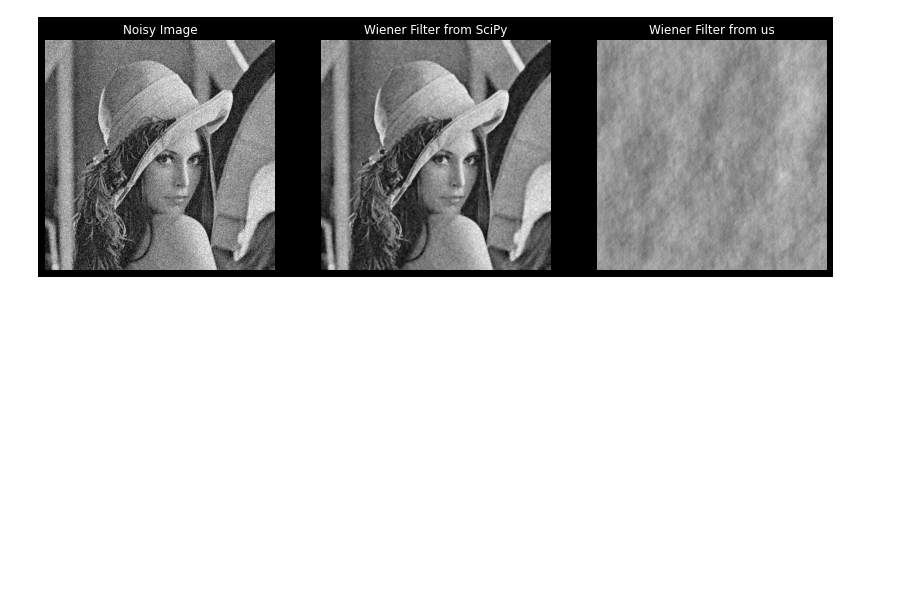
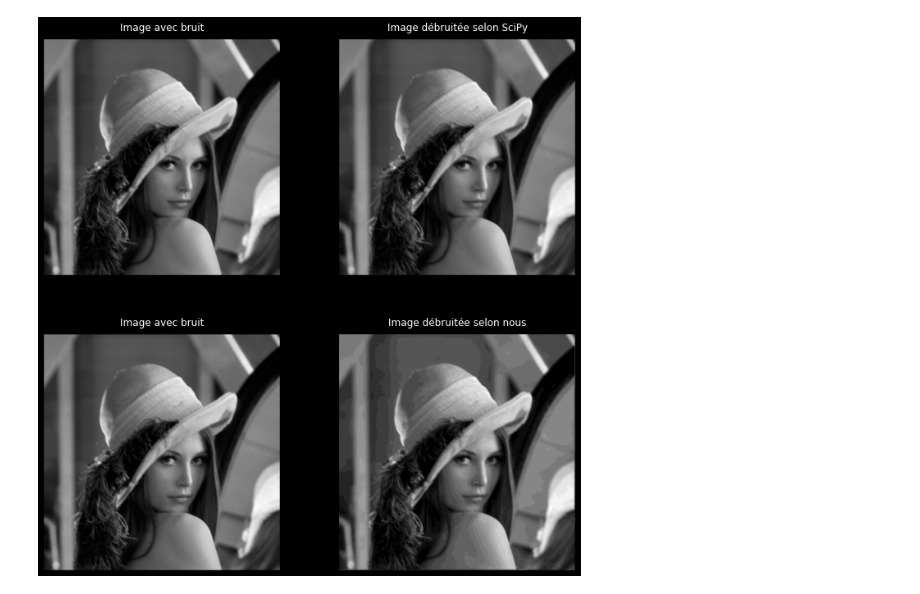
Before and after one commit to SteveAndMore/Wiener-Filter, a Jupyter notebook: Wiener-filter.ipynb, the cells around one changed output. Cells and saved outputs as stored; diff of their text form; code cells hidden in the pictures; blank space fills up the shorter version.

```diff
--- a/Wiener-filter.ipynb
+++ b/Wiener-filter.ipynb
@@ -7,4 +7,10 @@ from skimage import io, img_as_ubyte, util, color
 from skimage.metrics import peak_signal_noise_ratio
 
 plt.style.use('dark_background')
+# %%
+def blur(img, kernel_size = 3):
+    dummy = np.copy(img)
+    h = np.eye(kernel_size) / kernel_size
+    dummy = convolve2d(dummy, h, mode='same', boundary='fill', fillvalue=0)
+    return dummy
 # %%
@@ -27,32 +32,45 @@ def wiener_filter(noisy_image, original_image):
 # %%
-original_image = io.imread('data/lena.png')
+original_image = io.imread('data/lena.jpg')
 original_image = color.rgb2gray(original_image)
-noisy_image = util.random_noise(original_image, mode='gaussian')
+noisy_image = blur(original_image, kernel_size = 7) # util.random_noise(original_image, mode='gaussian')
+
 scipy_image = wiener(noisy_image)
-
-noise = noisy_image - original_image
-our_image = wiener_filter(original_image, noisy_image)
+kernel = gaussian_kernel(5)
+our_image = wiener_filter(noisy_image, kernel, K = 10)
 # %%
-# Display the images
-plt.figure(figsize=(14, 16))
-plt.subplot(1, 3, 1)
-plt.imshow(noisy_image, cmap='gray')
-plt.axis('off')
-plt.title('Noisy Image')
+# Set the desired figure size (width, height) in inches
+fig = plt.figure(figsize=(10, 10))
 
-plt.subplot(1, 3, 2)
-plt.imshow(scipy_image, cmap='gray')
-plt.axis('off')
-plt.title('Wiener Filter from SciPy')
+# Create a 2x2 grid of subplots
+ax1 = fig.add_subplot(2, 2, 1)
+ax2 = fig.add_subplot(2, 2, 2)
+ax3 = fig.add_subplot(2, 2, 3)
+ax4 = fig.add_subplot(2, 2, 4)
 
-plt.subplot(1, 3, 3)
-plt.imshow(our_image, cmap='gray')
-plt.axis('off')
-plt.title('Wiener Filter from us')
+# Adjust the size of each subplot
+ax1.imshow(noisy_image, cmap='gray')
+ax1.set_axis_off()
+ax1.set_title('Image avec bruit', fontsize=12, pad=10)
+ax2.imshow(scipy_image, cmap='gray')
+ax2.set_axis_off()
+ax2.set_title('Image débruitée selon SciPy', fontsize=12, pad=10)
+ax3.imshow(noisy_image, cmap='gray')
+ax3.set_axis_off()
+ax3.set_title('Image avec bruit', fontsize=12, pad=10)
+ax4.imshow(our_image, cmap='gray')
+ax4.set_axis_off()
+ax4.set_title('Image débruitée selon nous', fontsize=12, pad=10)
 
+# Adjust the size of each subplot
+ax1.set_position([0.05, 0.55, 0.4, 0.4])
+ax2.set_position([0.55, 0.55, 0.4, 0.4])
+ax3.set_position([0.05, 0.05, 0.4, 0.4])
+ax4.set_position([0.55, 0.05, 0.4, 0.4])
+
+# Show the figure
 plt.show()
 # %% [output]
-[figure, old version]
+[figure, new version]
 # %%
 original_image = img_as_ubyte(original_image)
 scipy_image = img_as_ubyte(scipy_image)
```
Also changed, not shown: parts of 3 cells of this notebook, 2 other files.
